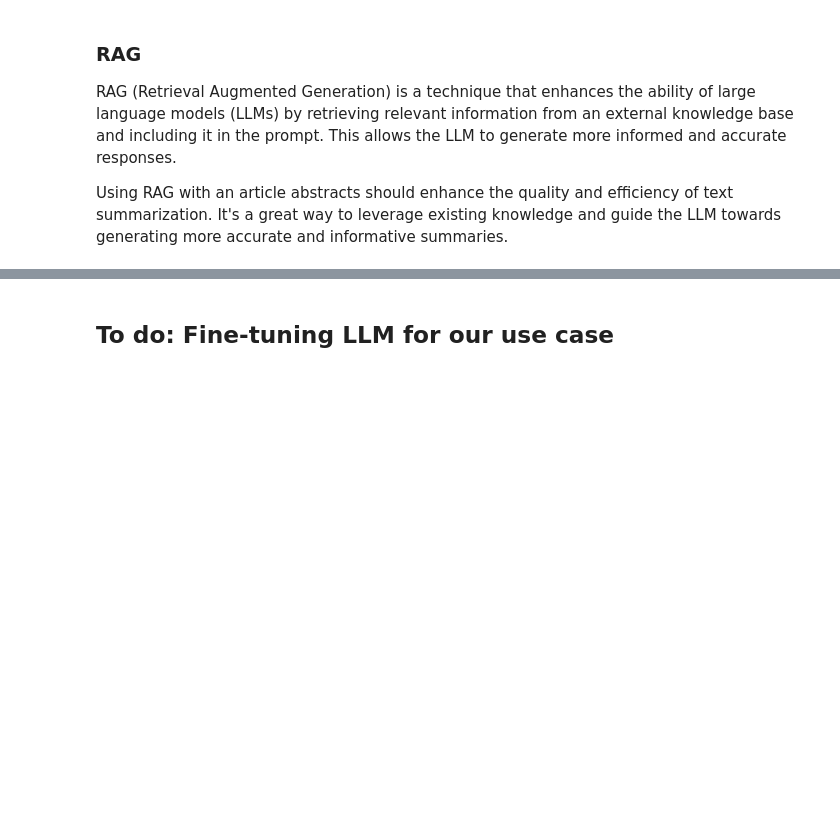
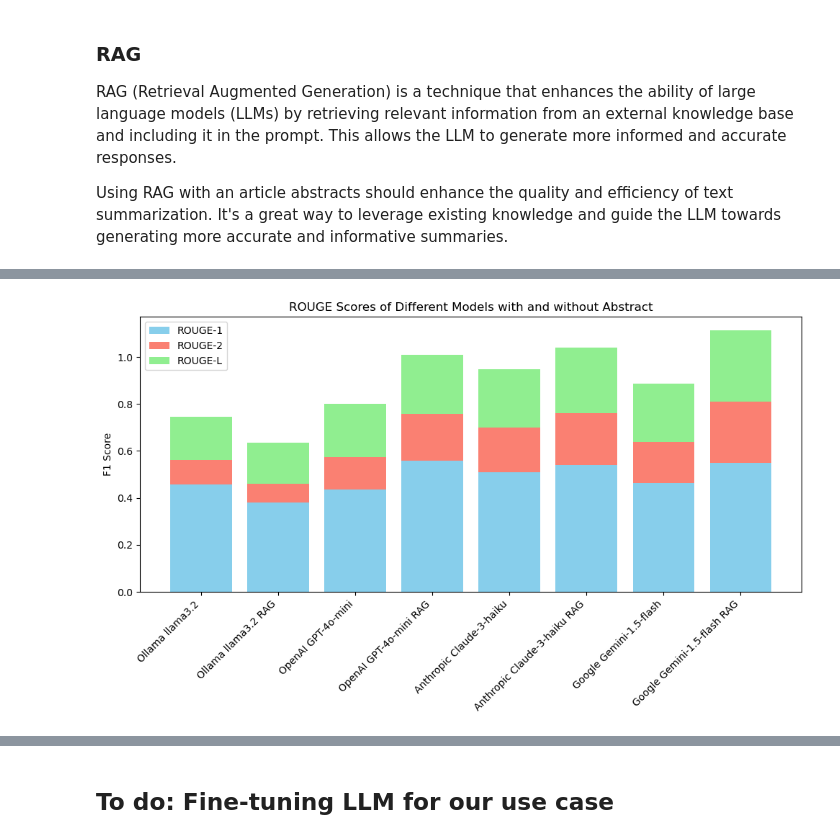
Before and after one commit to spencermg/research_summarizer, a Jupyter notebook: research_summarizer/Frontier_model_summarizer.ipynb, the cells around one changed output, grey strips where cells are left out. Saved outputs shown, nothing was run; the diff lists cells and outputs as text; code cells hidden in the pictures; blank space fills up the shorter version.

Commit message:
adds RAG to the remaining models and compare with previous results

```diff
--- a/research_summarizer/Frontier_model_summarizer.ipynb
+++ b/research_summarizer/Frontier_model_summarizer.ipynb
@@ -439,0 +526,7 @@ The ROUGE scores above show a noticeable improvement when using RAG with Claude:
+# %%
+# summarize the article using the augmented function
+gemini_rag_response = gemini_rag(article, abstract)
+
+# display the augmented summary
+print("Gemini RAG Summary:")
+display(Markdown(gemini_rag_response))
@@ -439,0 +539,8 @@ The ROUGE scores above show a noticeable improvement when using RAG with Claude:
+# %%
+# evaluate the augmented summary using ROUGE
+gemini_rag_scores = rouge.compute(predictions=[gemini_rag_response], references=[abstract])
+print("Gemini Scores:")
+print(genai_scores)
+print()
+print("Gemini RAG Scores:")
+print(gemini_rag_scores)
@@ -439,0 +553,68 @@ The ROUGE scores above show a noticeable improvement when using RAG with Claude:
+# %%
+# Create a chart to compare the ROUGE scores of the different models with and without the abstract
+
+models = [
+    "Ollama llama3.2",
+    "Ollama llama3.2 RAG",
+    "OpenAI GPT-4o-mini",
+    "OpenAI GPT-4o-mini RAG",
+    "Anthropic Claude-3-haiku",
+    "Anthropic Claude-3-haiku RAG",
+    "Google Gemini-1.5-flash",
+    "Google Gemini-1.5-flash RAG",
+]
+
+rouge_1_scores = [
+    ollama_scores["rouge1"],
+    ollama_rag_scores["rouge1"],
+    openai_scores["rouge1"],
+    gpt_rag_scores["rouge1"],
+    anthropic_scores["rouge1"],
+    claude_rag_scores["rouge1"],
+    genai_scores["rouge1"],
+    gemini_rag_scores["rouge1"],
+]
+
+rouge_2_scores = [
+    ollama_scores["rouge2"],
+    ollama_rag_scores["rouge2"],
+    openai_scores["rouge2"],
+    gpt_rag_scores["rouge2"],
+    anthropic_scores["rouge2"],
+    claude_rag_scores["rouge2"],
+    genai_scores["rouge2"],
+    gemini_rag_scores["rouge2"],
+]
+
+rouge_l_scores = [
+    ollama_scores["rougeL"],
+    ollama_rag_scores["rougeL"],
+    openai_scores["rougeL"],
+    gpt_rag_scores["rougeL"],
+    anthropic_scores["rougeL"],
+    claude_rag_scores["rougeL"],
+    genai_scores["rougeL"],
+    gemini_rag_scores["rougeL"],
+]
+
+plt.figure(figsize=(10, 6))
+
+# Stack the bars using variable names for scores
+plt.bar(models, rouge_1_scores, color="skyblue", label="ROUGE-1")
+plt.bar(models, rouge_2_scores, bottom=rouge_1_scores, color="salmon", label="ROUGE-2")
+plt.bar(
+    models,
+    rouge_l_scores,
+    bottom=[i + j for i, j in zip(rouge_1_scores, rouge_2_scores)],
+    color="lightgreen",
+    label="ROUGE-L",
+)
+
+plt.ylabel("F1 Score")
+plt.title("ROUGE Scores of Different Models with and without Abstract")
+plt.legend()
+plt.xticks(rotation=45, ha="right")
+plt.tight_layout()
+plt.show()
+# %% [output]
+[figure, added]
```
Also changed, not shown: parts of 27 cells of this notebook.
